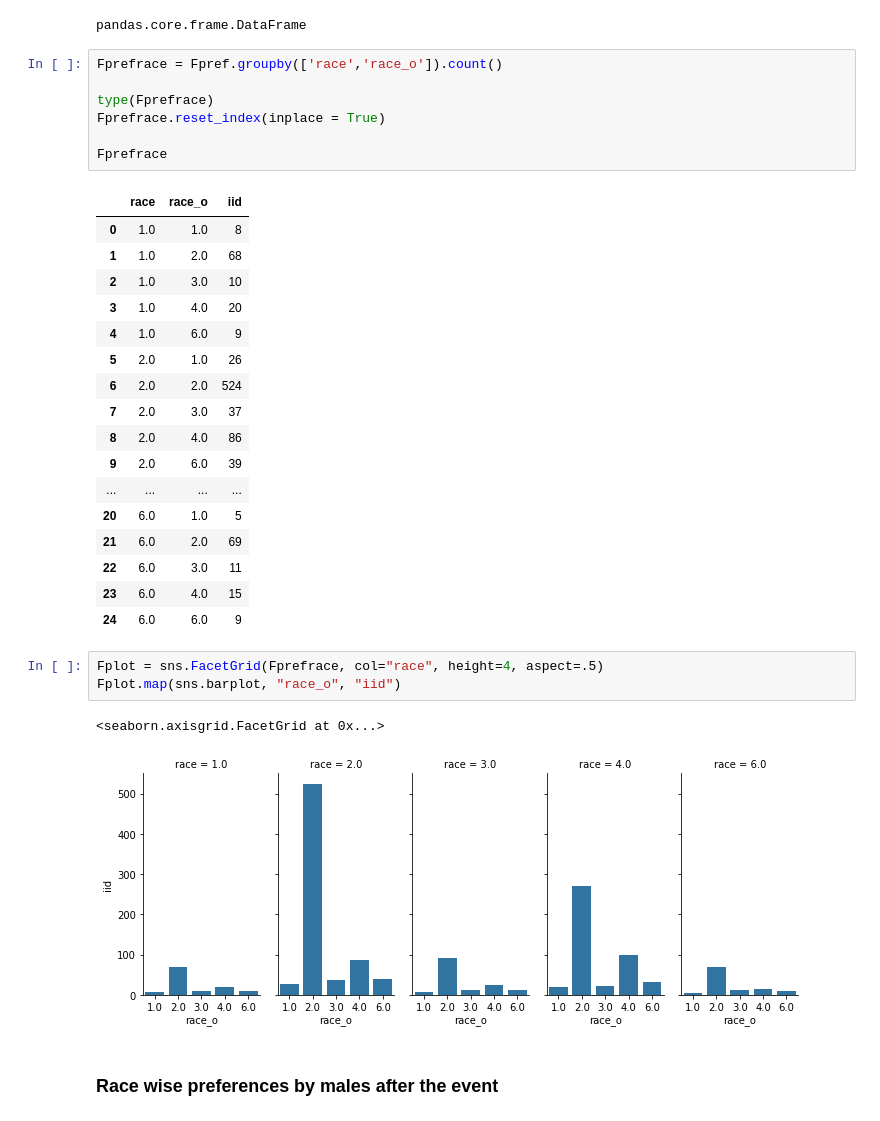
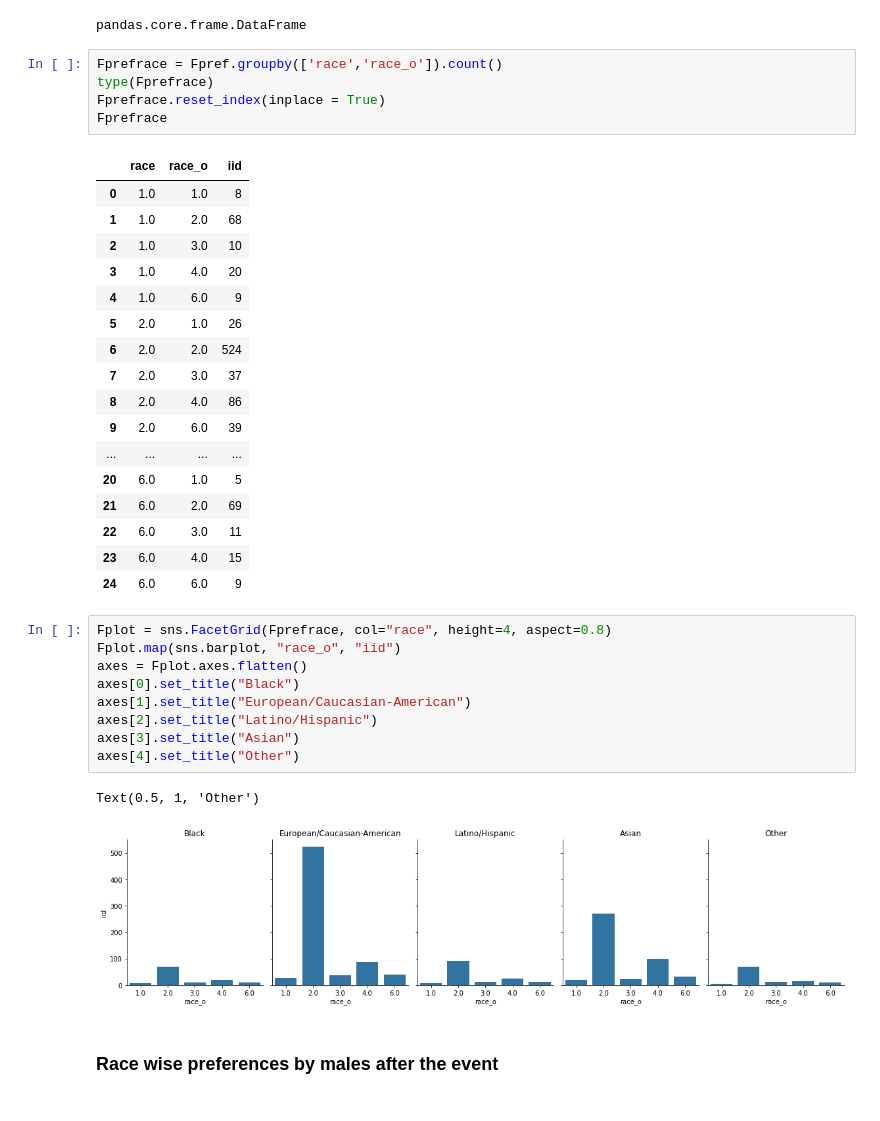
Before and after one commit to kshitijasankhe/SpeedDatingDataset, a Jupyter notebook: SpeedDating - FinalReport.ipynb, the cells around one changed output. Saved outputs shown, nothing was run; the diff lists cells and outputs as text.

```diff
--- a/SpeedDating - FinalReport.ipynb
+++ b/SpeedDating - FinalReport.ipynb
@@ -509,10 +499,8 @@ type(Fpref)
 pandas.core.frame.DataFrame
 # %%
 Fprefrace = Fpref.groupby(['race','race_o']).count()
-
 type(Fprefrace)
 Fprefrace.reset_index(inplace = True)
-
 Fprefrace
 # %% [output]
 |  | race | race_o | iid |
@@ -533,11 +521,17 @@ Fprefrace
 | 23 | 6.0 | 4.0 | 15 |
 | 24 | 6.0 | 6.0 | 9 |
 # %%
-Fplot = sns.FacetGrid(Fprefrace, col="race", height=4, aspect=.5)
+Fplot = sns.FacetGrid(Fprefrace, col="race", height=4, aspect=0.8)
 Fplot.map(sns.barplot, "race_o", "iid")
+axes = Fplot.axes.flatten()
+axes[0].set_title("Black")
+axes[1].set_title("European/Caucasian-American")
+axes[2].set_title("Latino/Hispanic")
+axes[3].set_title("Asian")
+axes[4].set_title("Other")
 # %% [output]
-<seaborn.axisgrid.FacetGrid at 0x...>
+Text(0.5, 1, 'Other')
-[figure, old version]
+[figure, new version]
 # %% [markdown]
 ### Race wise preferences by males after the event
 # %%
```
Also changed, not shown: parts of 13 cells of this notebook.
